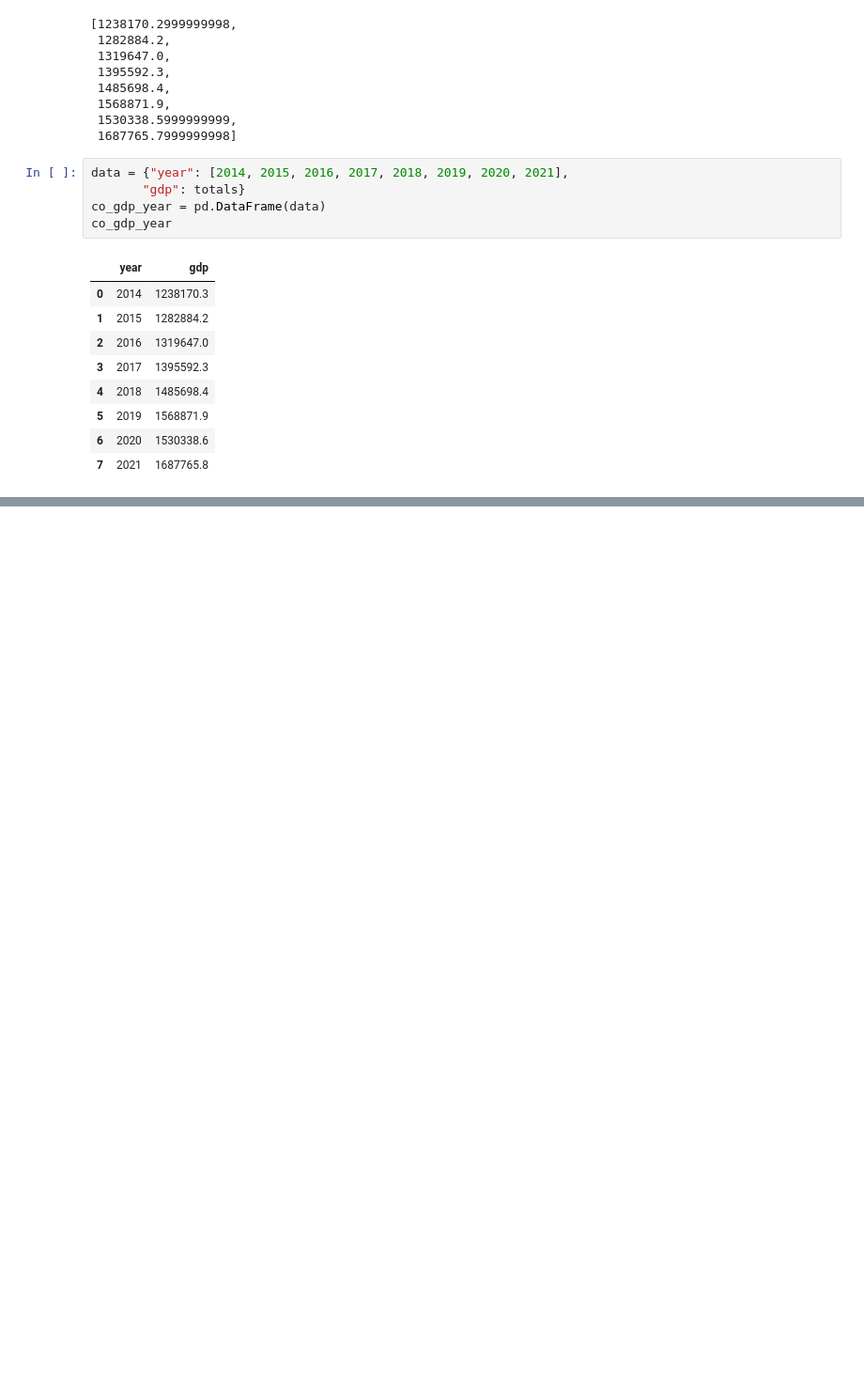
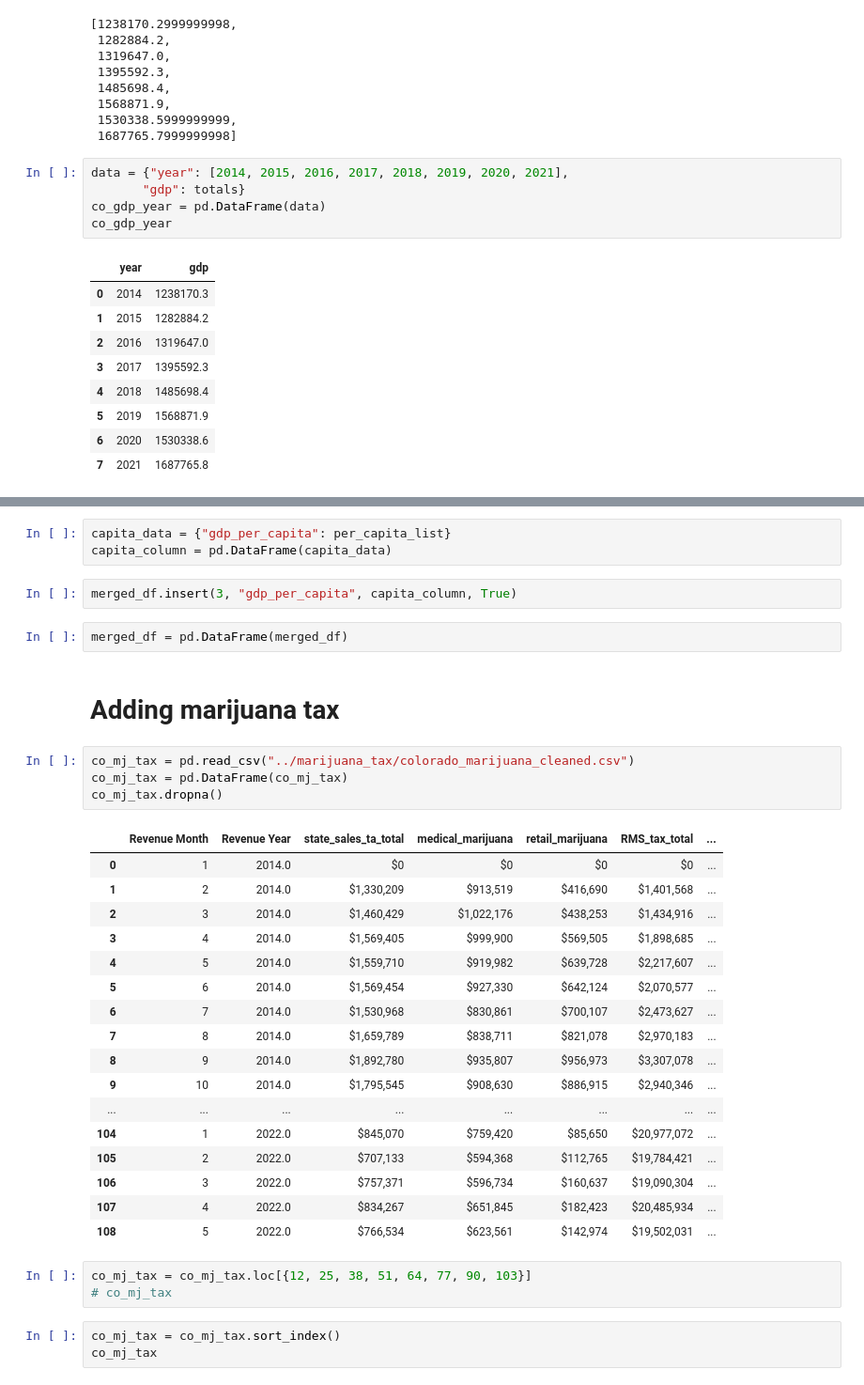
Before and after one commit to jho97/specs_capstone, a Jupyter notebook: visualized_data/state_gdp_per_capita.ipynb, the cells around one changed output, grey strips where cells are left out. Shown at 94% size. Saved outputs shown, nothing was run; the diff lists cells and outputs as text; blank space fills up the shorter version.

```diff
--- a/visualized_data/state_gdp_per_capita.ipynb
+++ b/visualized_data/state_gdp_per_capita.ipynb
@@ -114,0 +214,37 @@ co_gdp_year
+# %%
+capita_data = {"gdp_per_capita": per_capita_list}
+capita_column = pd.DataFrame(capita_data)
+# %%
+merged_df.insert(3, "gdp_per_capita", capita_column, True)
+# %%
+merged_df = pd.DataFrame(merged_df)
+# %% [markdown]
+# Adding marijuana tax
+# %%
+co_mj_tax = pd.read_csv("../marijuana_tax/colorado_marijuana_cleaned.csv")
+co_mj_tax = pd.DataFrame(co_mj_tax)
+co_mj_tax.dropna()
+# %% [output]
+|  | Revenue Month | Revenue Year | state_sales_ta_total | medical_marijuana | retail_marijuana | RMS_tax_total | ... |
+| 0 | 1 | 2014.0 | $0 | $0 | $0 | $0 | ... |
+| 1 | 2 | 2014.0 | $1,330,209 | $913,519 | $416,690 | $1,401,568 | ... |
+| 2 | 3 | 2014.0 | $1,460,429 | $1,022,176 | $438,253 | $1,434,916 | ... |
+| 3 | 4 | 2014.0 | $1,569,405 | $999,900 | $569,505 | $1,898,685 | ... |
+| 4 | 5 | 2014.0 | $1,559,710 | $919,982 | $639,728 | $2,217,607 | ... |
+| 5 | 6 | 2014.0 | $1,569,454 | $927,330 | $642,124 | $2,070,577 | ... |
+| 6 | 7 | 2014.0 | $1,530,968 | $830,861 | $700,107 | $2,473,627 | ... |
+| 7 | 8 | 2014.0 | $1,659,789 | $838,711 | $821,078 | $2,970,183 | ... |
+| 8 | 9 | 2014.0 | $1,892,780 | $935,807 | $956,973 | $3,307,078 | ... |
+| 9 | 10 | 2014.0 | $1,795,545 | $908,630 | $886,915 | $2,940,346 | ... |
+| ... | ... | ... | ... | ... | ... | ... | ... |
+| 104 | 1 | 2022.0 | $845,070 | $759,420 | $85,650 | $20,977,072 | ... |
+| 105 | 2 | 2022.0 | $707,133 | $594,368 | $112,765 | $19,784,421 | ... |
+| 106 | 3 | 2022.0 | $757,371 | $596,734 | $160,637 | $19,090,304 | ... |
+| 107 | 4 | 2022.0 | $834,267 | $651,845 | $182,423 | $20,485,934 | ... |
+| 108 | 5 | 2022.0 | $766,534 | $623,561 | $142,974 | $19,502,031 | ... |
+# %%
+co_mj_tax = co_mj_tax.loc[{12, 25, 38, 51, 64, 77, 90, 103}]
+# co_mj_tax
+# %%
+co_mj_tax = co_mj_tax.sort_index()
+co_mj_tax
```
Also changed, not shown: parts of 32 cells of this notebook, 1 other file.
